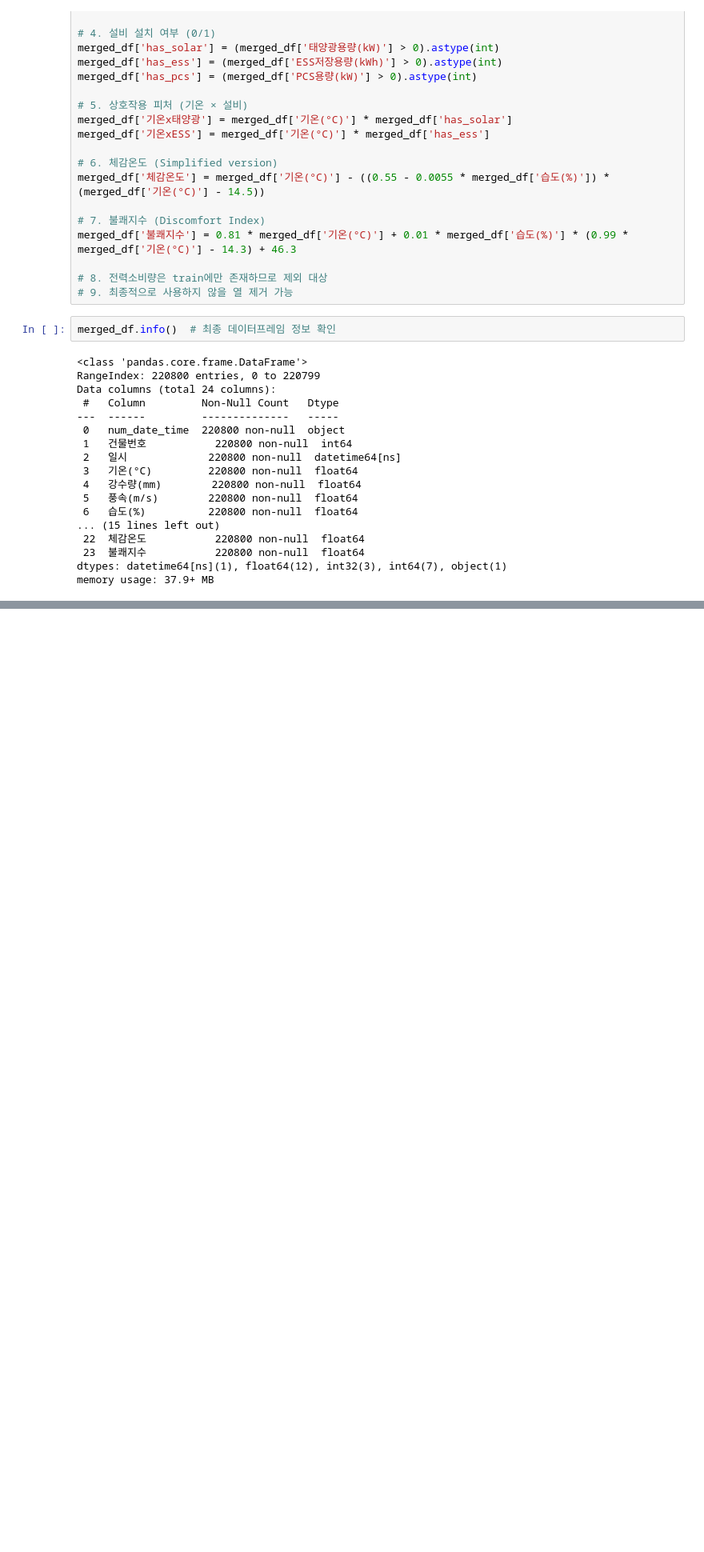
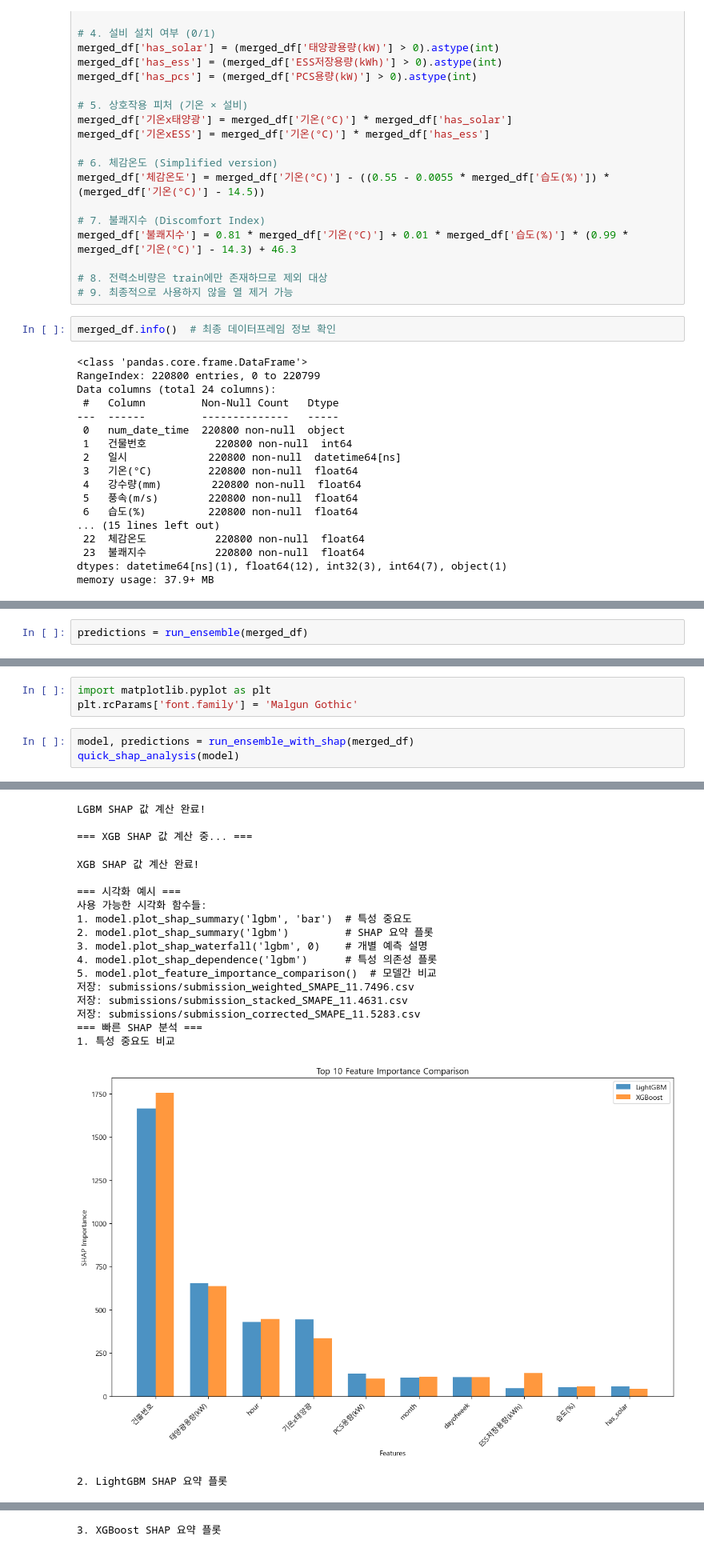
Before and after one commit to ZeuPark/Electricity-Usage-Prediction, a Jupyter notebook: notebooks/first_test.ipynb, the cells around one changed output, grey strips where cells are left out. Shown at 80% size. Drawn from its saved outputs; the diff is of its cells as text; blank space fills up the shorter version.

```diff
--- a/notebooks/first_test.ipynb
+++ b/notebooks/first_test.ipynb
@@ -1479,0 +570,2 @@ SHAP 분석 중 전체 오류 발생: Must have at least 1 validation dataset fo
+# %%
+predictions = run_ensemble(merged_df)
@@ -1479,0 +1044,7 @@ SHAP 분석 중 전체 오류 발생: Must have at least 1 validation dataset fo
+# %%
+import matplotlib.pyplot as plt
+plt.rcParams['font.family'] = 'Malgun Gothic'
+# %%
+model, predictions = run_ensemble_with_shap(merged_df)
+quick_shap_analysis(model)
+# %% [output]
@@ -1479,0 +1068,19 @@ SHAP 분석 중 전체 오류 발생: Must have at least 1 validation dataset fo
+LGBM SHAP 값 계산 완료!
+
+=== XGB SHAP 값 계산 중... ===
+XGB SHAP 값 계산 완료!
+
+=== 시각화 예시 ===
+사용 가능한 시각화 함수들:
+1. model.plot_shap_summary('lgbm', 'bar')  # 특성 중요도
+2. model.plot_shap_summary('lgbm')         # SHAP 요약 플롯
+3. model.plot_shap_waterfall('lgbm', 0)    # 개별 예측 설명
+4. model.plot_shap_dependence('lgbm')      # 특성 의존성 플롯
+5. model.plot_feature_importance_comparison()  # 모델간 비교
+저장: submissions/submission_weighted_SMAPE_11.7496.csv
+저장: submissions/submission_stacked_SMAPE_11.4631.csv
+저장: submissions/submission_corrected_SMAPE_11.5283.csv
+=== 빠른 SHAP 분석 ===
+1. 특성 중요도 비교
+[figure, added]
+2. LightGBM SHAP 요약 플롯
@@ -1479,0 +1088 @@ SHAP 분석 중 전체 오류 발생: Must have at least 1 validation dataset fo
+3. XGBoost SHAP 요약 플롯
```
Also changed, not shown: parts of 8 cells of this notebook, 37 other files.
